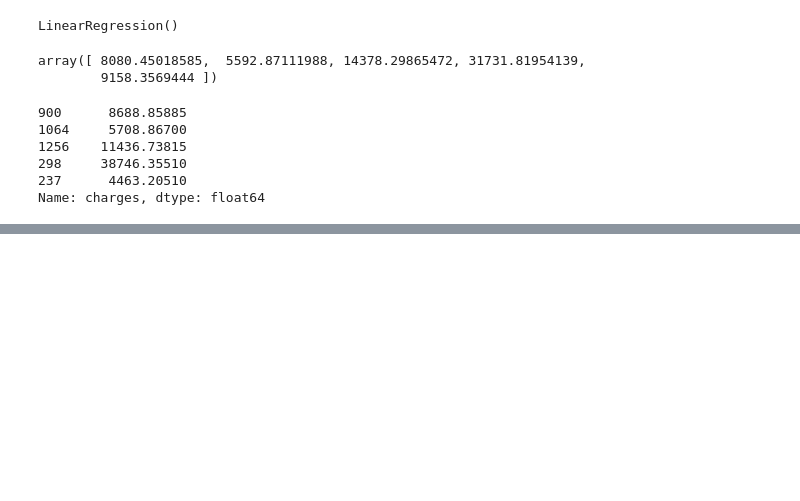
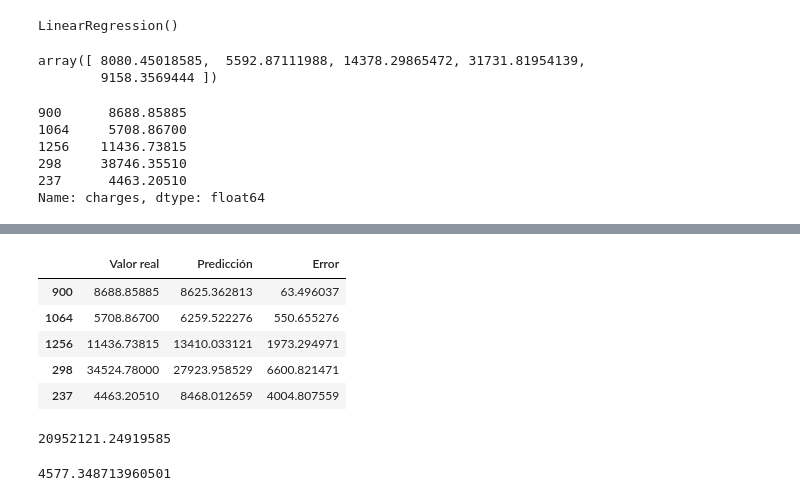
Before and after one commit to sergiocaceresbas/linear-regression-project-tutorial, a Jupyter notebook: src/explore.ipynb, the cells around one changed output, grey strips where cells are left out. Cells and saved outputs as stored; diff of their text form; code cells hidden in the pictures; blank space fills up the shorter version.

```diff
--- a/src/explore.ipynb
+++ b/src/explore.ipynb
@@ -436,0 +498,15 @@ Name: charges, dtype: float64
+# %%
+# Dividimos el dataset en entrenamiento (80%) y prueba (20%).
+X_train, X_test, y_train, y_test = train_test_split(
+    X,
+    y,
+    test_size=0.2,
+    random_state=42
+)
+# %%
+# Entrenamos el modelo con los datos de entrenamiento.
+model = LinearRegression()
+
+model.fit(X_train, y_train)
+
+model
@@ -436,0 +515,5 @@ Name: charges, dtype: float64
+# %%
+# Hacemos las predicciones con los datos de prueba.
+y_pred = model.predict(X_test)
+
+y_pred[:5]
@@ -450,0 +543,8 @@ np.float64(5957.608799816458)
+# %%
+# Comparamos los valores reales con las predicciones.
+comparacion = pd.DataFrame({
+    "Valor real": y_test,
+    "Predicción": y_pred
+})
+
+comparacion.head()
@@ -451 +558,27 @@ np.float64(5957.608799816458)
+# %%
+# Añadimos el error absoluto de cada predicción.
+comparacion["Error"] = abs(comparacion["Valor real"] - comparacion["Predicción"])
+
+comparacion.head()
+# %% [output]
+|  | Valor real | Predicción | Error |
+| 900 | 8688.85885 | 8625.362813 | 63.496037 |
+| 1064 | 5708.86700 | 6259.522276 | 550.655276 |
+| 1256 | 11436.73815 | 13410.033121 | 1973.294971 |
+| 298 | 34524.78000 | 27923.958529 | 6600.821471 |
+| 237 | 4463.20510 | 8468.012659 | 4004.807559 |
+# %%
+# Calculamos el error cuadrático medio (MSE).
+mse = mean_squared_error(y_test, y_pred)
+
+mse
+# %% [output]
+20952121.24919585
+# %%
+# Calculamos el RMSE a partir del MSE.
+rmse = mse ** 0.5
+
+rmse
+# %% [output]
+4577.348713960501
 # %%
```
Also changed, not shown: parts of 14 cells of this notebook.
